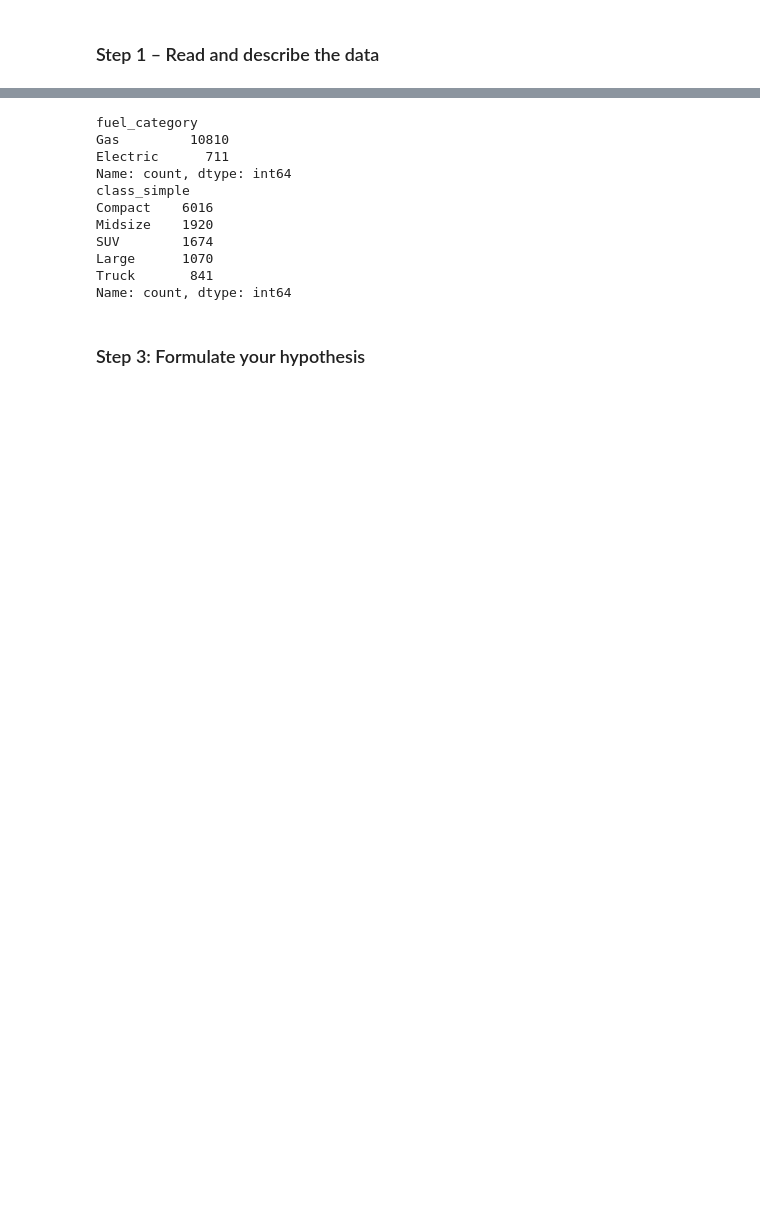
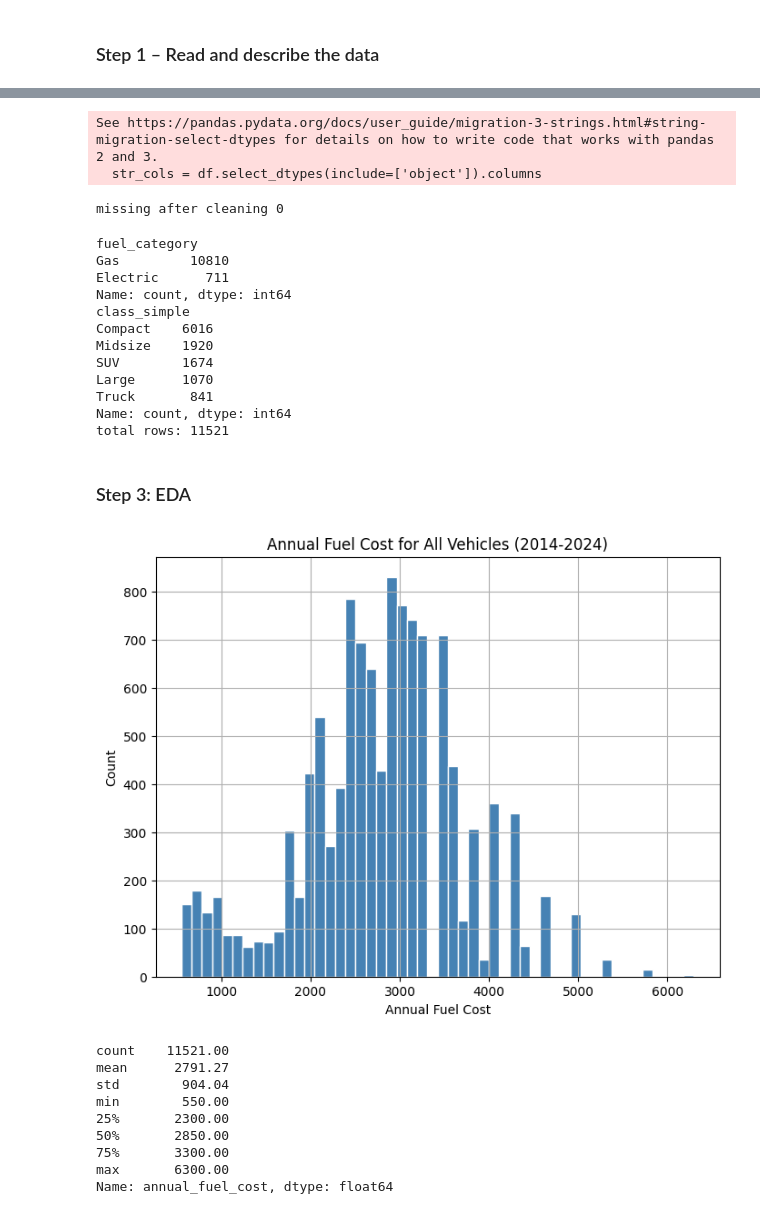
Before and after one commit to sjonchhe12/EVvsGAS, a Jupyter notebook: evgas.ipynb, the cells around one changed output, grey strips where cells are left out. Saved outputs shown, nothing was run; the diff lists cells and outputs as text; code cells hidden in the pictures; blank space fills up the shorter version.

```diff
--- a/evgas.ipynb
+++ b/evgas.ipynb
@@ -32,19 +107,28 @@ df.head()
+# %%
+num_cols = df.select_dtypes(include=[np.number]).columns
+df[num_cols] = df[num_cols].fillna(df[num_cols].mean())
+
+str_cols = df.select_dtypes(include=['object']).columns
+for col in str_cols:
+    df[col] = df[col].fillna(df[col].mode()[0])
+
+print('missing after cleaning', df.isnull().sum().sum())
+# %% [output]
+See https://pandas.pydata.org/docs/user_guide/migration-3-strings.html#string-migration-select-dtypes for details on how to write code that works with pandas 2 and 3.
+  str_cols = df.select_dtypes(include=['object']).columns
+missing after cleaning 0
 # %%
-df = df_raw.copy()
+df = evgas.copy()
 
-# Step 1: year filter
+# Filtering year to 2015-2024, and only gas/electric vehicles
 df = df[df['year'].between(2015, 2024)]
-
-# Step 2: fuel filter
 df = df[df['fuelType1'].isin(['Regular Gasoline', 'Premium Gasoline', 'Midgrade Gasoline', 'Electricity'])]
-
-# Step 3: cost filter
 df = df[df['fuelCost08'].notna() & (df['fuelCost08'] > 0)]
 
-# Step 4: fuel category — do this BEFORE class mapping
+# fuel category
 df['fuel_category'] = df['fuelType1'].apply(lambda x: 'Electric' if x == 'Electricity' else 'Gas')
 
-# Step 5: class mapping
+# simplify vehicle class
 def simplify_class(vclass):
     v = str(vclass).lower()
     if any(x in v for x in ['compact', 'small', 'minicompact', 'subcompact']):
@@ -66,6 +150,7 @@ df = df.rename(columns={'fuelCost08': 'annual_fuel_cost'})
 
 print(df['fuel_category'].value_counts())
 print(df['class_simple'].value_counts())
+print('total rows:', len(df))
 # %% [output]
 fuel_category
 Gas         10810
@@ -78,7 +163,28 @@ SUV        1674
 Large      1070
 Truck       841
 Name: count, dtype: int64
+total rows: 11521
 # %% [markdown]
-### Step 3: Formulate your hypothesis
+### Step 3: EDA
+# %%
+plt.figure(figsize=(8, 6))
+df['annual_fuel_cost'].hist(bins=50, color='steelblue', edgecolor='white')
+plt.title('Annual Fuel Cost for All Vehicles (2014-2024)')
+plt.xlabel('Annual Fuel Cost')
+plt.ylabel('Count')
+plt.show()
+
+print(df['annual_fuel_cost'].describe().round(2))
+# %% [output]
+[figure, added]
+count    11521.00
+mean      2791.27
+std        904.04
+min        550.00
+25%       2300.00
+50%       2850.00
+75%       3300.00
+max       6300.00
+Name: annual_fuel_cost, dtype: float64
 # %%
 summary = df.groupby('fuel_category')['annual_fuel_cost'].agg(
```
Also changed, not shown: parts of 29 cells of this notebook.
